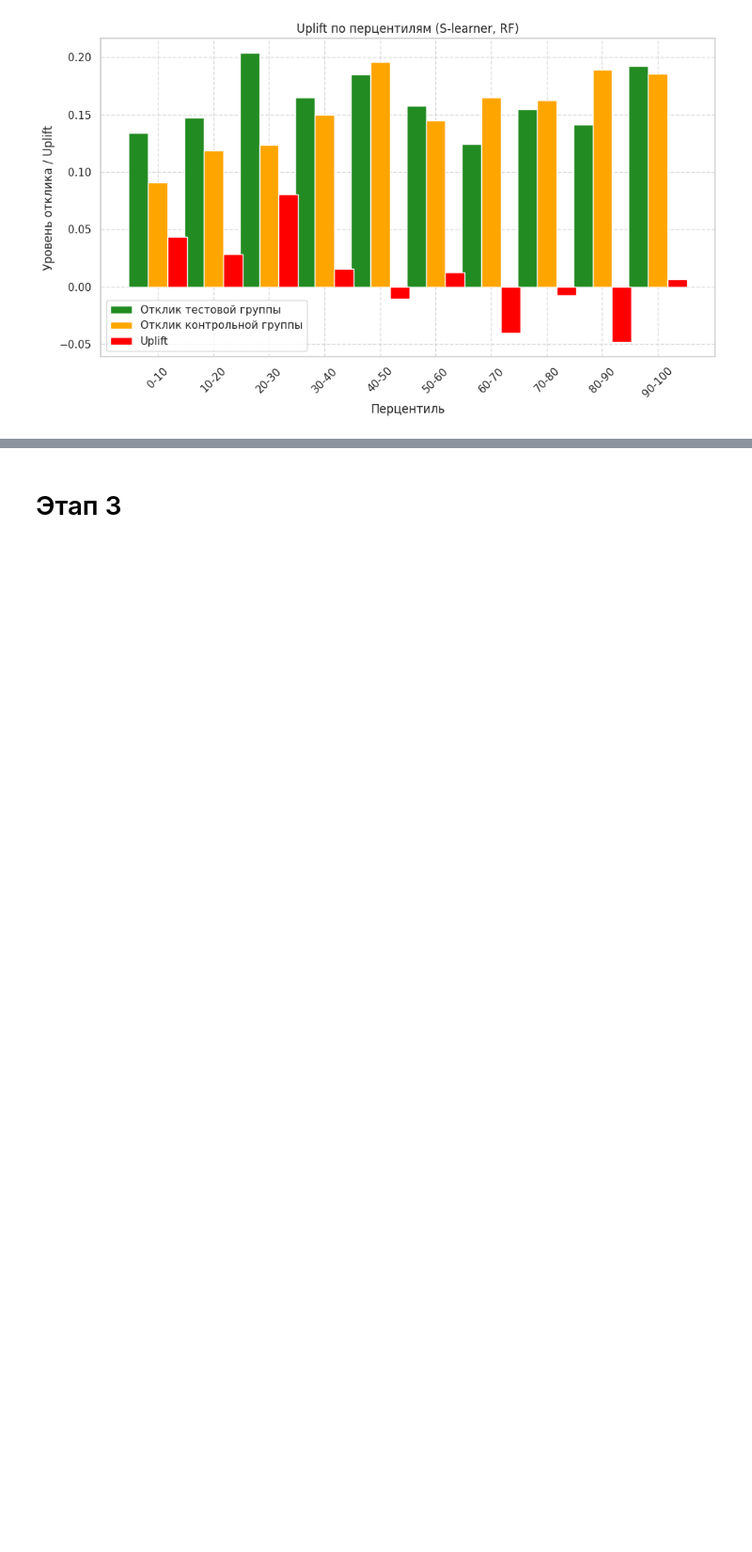
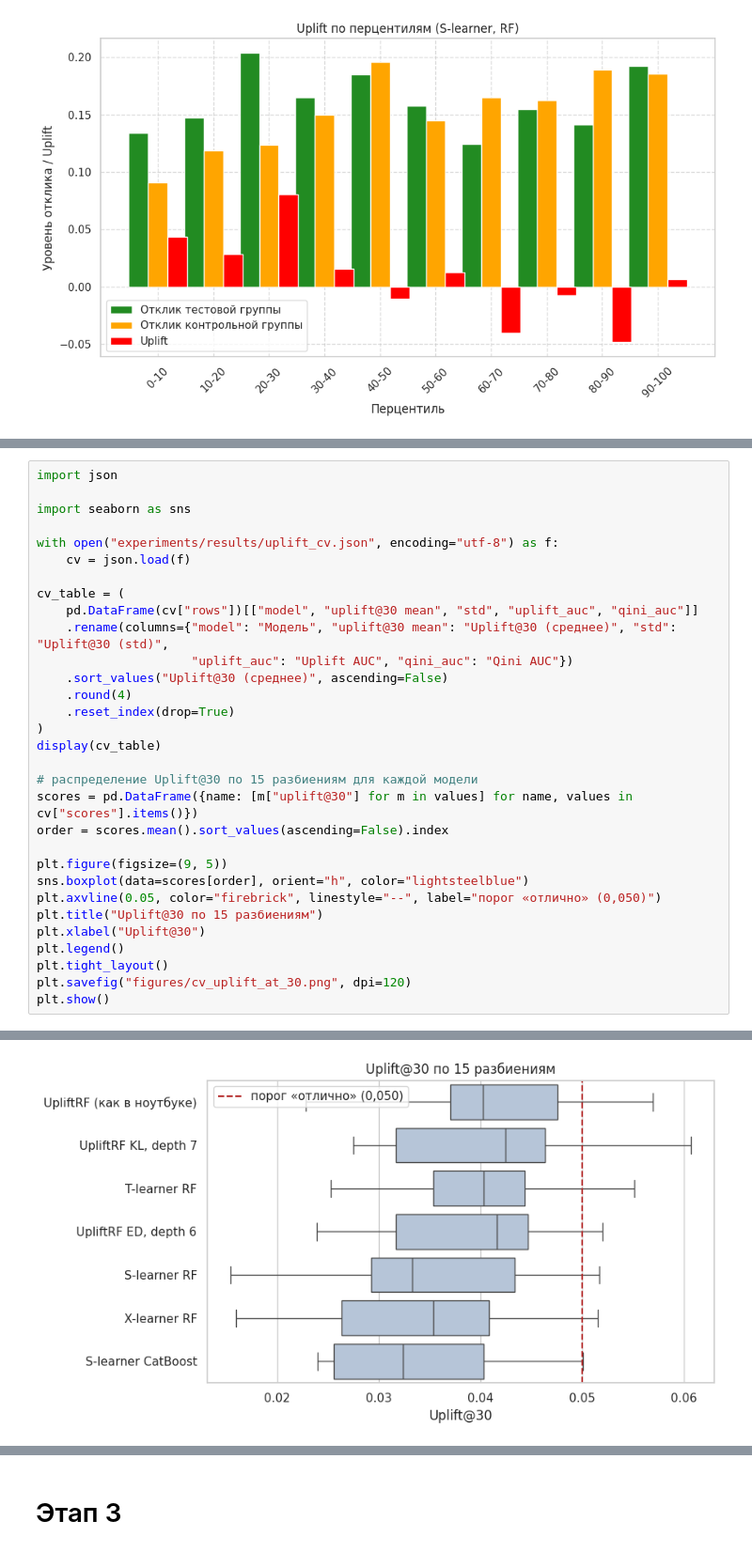
Before and after one commit to liliya-ily/mle-uplift-final-project-2025-main, a Jupyter notebook: final_project_template.ipynb, the cells around one changed output, grey strips where cells are left out. Shown at 94% size. Saved outputs shown, nothing was run; the diff lists cells and outputs as text; blank space fills up the shorter version.

```diff
--- a/final_project_template.ipynb
+++ b/final_project_template.ipynb
@@ -1025,0 +1085,32 @@ custom_uplift_by_percentile(
+# %%
+import json
+
+import seaborn as sns
+
+with open("experiments/results/uplift_cv.json", encoding="utf-8") as f:
+    cv = json.load(f)
+
+cv_table = (
+    pd.DataFrame(cv["rows"])[["model", "uplift@30 mean", "std", "uplift_auc", "qini_auc"]]
+    .rename(columns={"model": "Модель", "uplift@30 mean": "Uplift@30 (среднее)", "std": "Uplift@30 (std)",
+                     "uplift_auc": "Uplift AUC", "qini_auc": "Qini AUC"})
+    .sort_values("Uplift@30 (среднее)", ascending=False)
+    .round(4)
+    .reset_index(drop=True)
+)
+display(cv_table)
+
+# распределение Uplift@30 по 15 разбиениям для каждой модели
+scores = pd.DataFrame({name: [m["uplift@30"] for m in values] for name, values in cv["scores"].items()})
+order = scores.mean().sort_values(ascending=False).index
+
+plt.figure(figsize=(9, 5))
+sns.boxplot(data=scores[order], orient="h", color="lightsteelblue")
+plt.axvline(0.05, color="firebrick", linestyle="--", label="порог «отлично» (0,050)")
+plt.title("Uplift@30 по 15 разбиениям")
+plt.xlabel("Uplift@30")
+plt.legend()
+plt.tight_layout()
+plt.savefig("figures/cv_uplift_at_30.png", dpi=120)
+plt.show()
+# %% [output]
@@ -1025,0 +1125 @@ custom_uplift_by_percentile(
+[figure, added]
```
Also changed, not shown: parts of 11 cells of this notebook, 10 other files.
